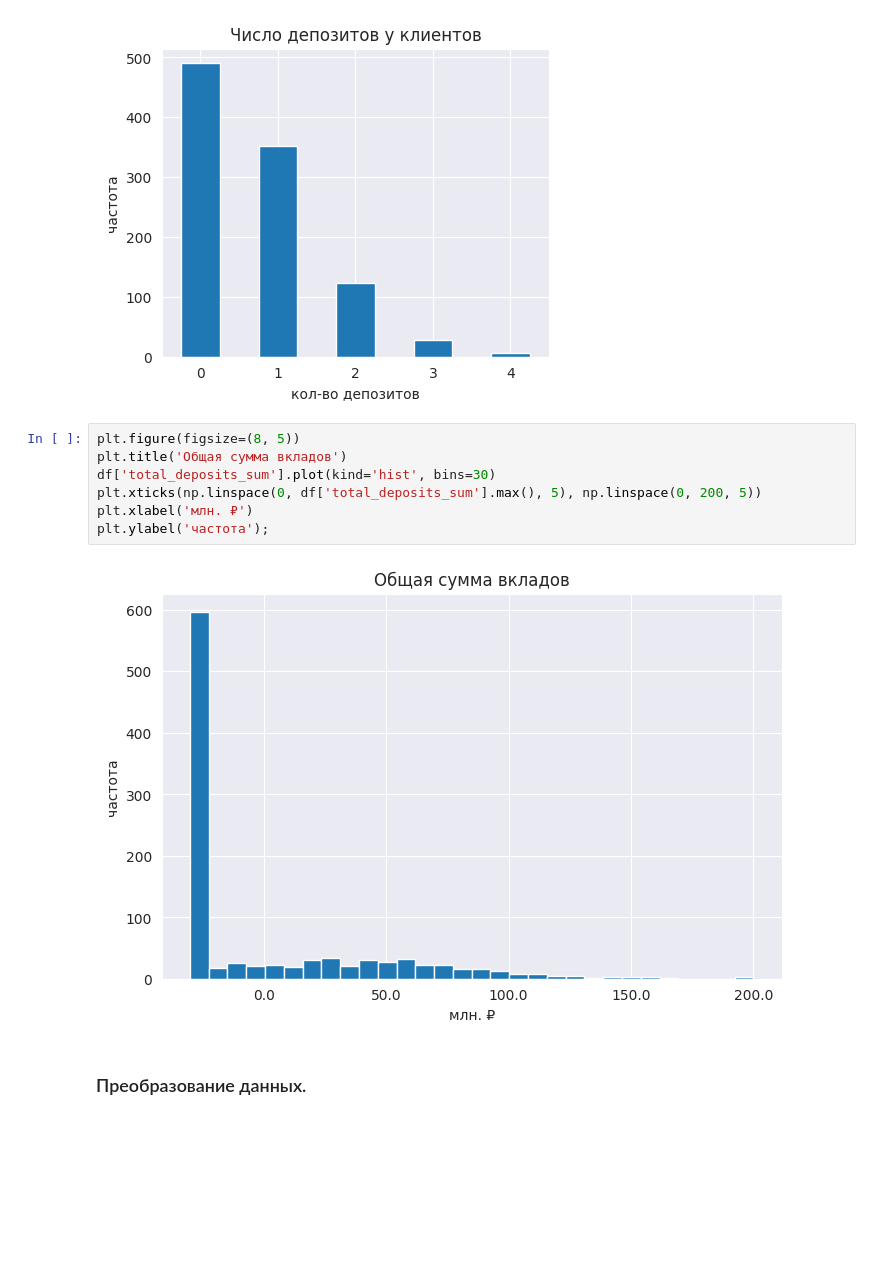
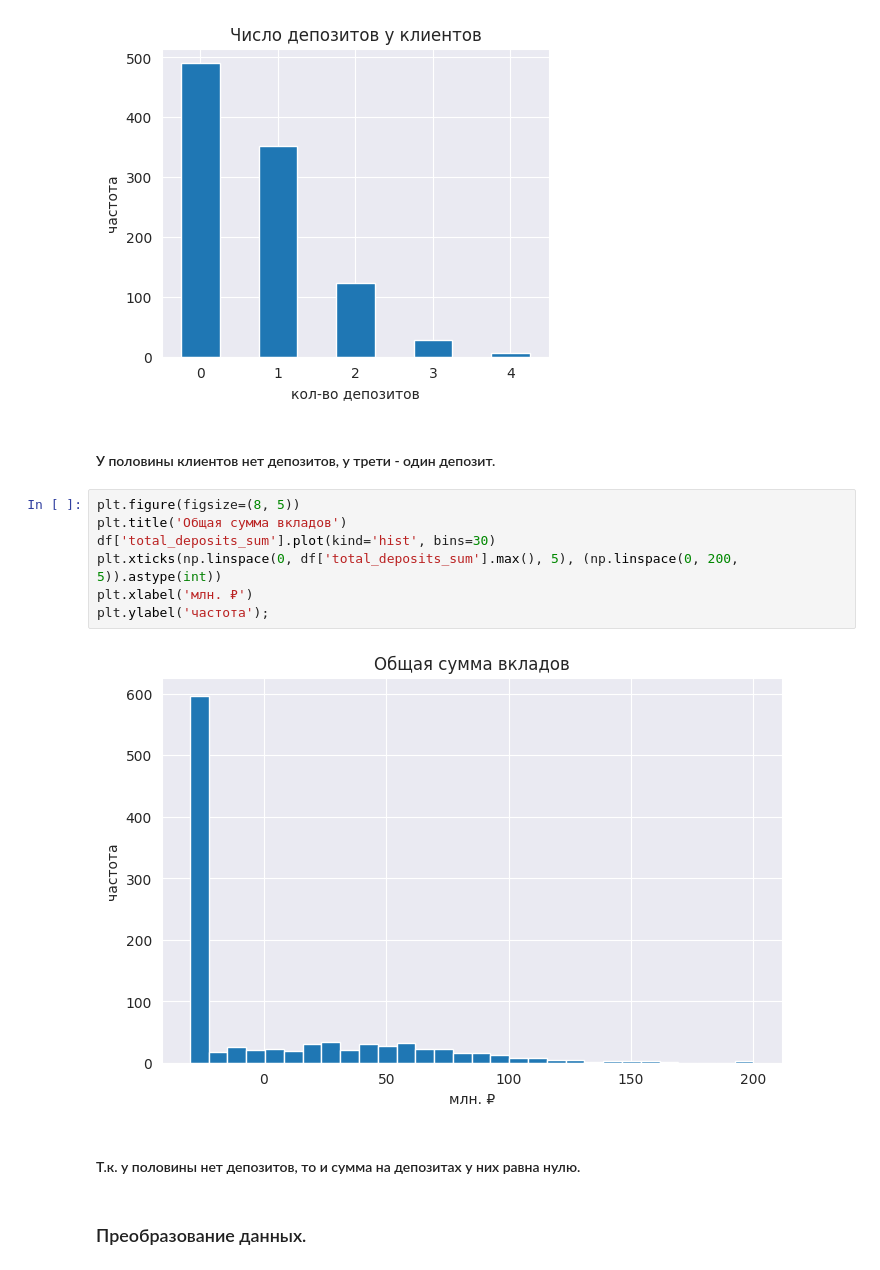
Before and after one commit to luckyme410/segment_EMC, a Jupyter notebook: segmentation.ipynb, the cells around one changed output. Drawn from its saved outputs; the diff is of its cells as text; blank space fills up the shorter version.

```diff
--- a/segmentation.ipynb
+++ b/segmentation.ipynb
@@ -206,15 +214,19 @@ plt.ylabel('частота')
 plt.xlabel('кол-во депозитов');
 # %% [output]
 [figure]
+# %% [markdown]
+#### У половины клиентов нет депозитов, у трети - один депозит.
 # %%
 plt.figure(figsize=(8, 5))
 plt.title('Общая сумма вкладов')
 df['total_deposits_sum'].plot(kind='hist', bins=30)
-plt.xticks(np.linspace(0, df['total_deposits_sum'].max(), 5), np.linspace(0, 200, 5))
+plt.xticks(np.linspace(0, df['total_deposits_sum'].max(), 5), (np.linspace(0, 200, 5)).astype(int))
 plt.xlabel('млн. ₽')
 plt.ylabel('частота');
 # %% [output]
-[figure, old version]
+[figure, new version]
+# %% [markdown]
+#### Т.к. у половины нет депозитов, то и сумма на депозитах у них равна нулю.
 # %% [markdown]
 ### Преобразование данных.
 # %% [markdown]
```
Also changed, not shown: parts of 12 cells of this notebook.
